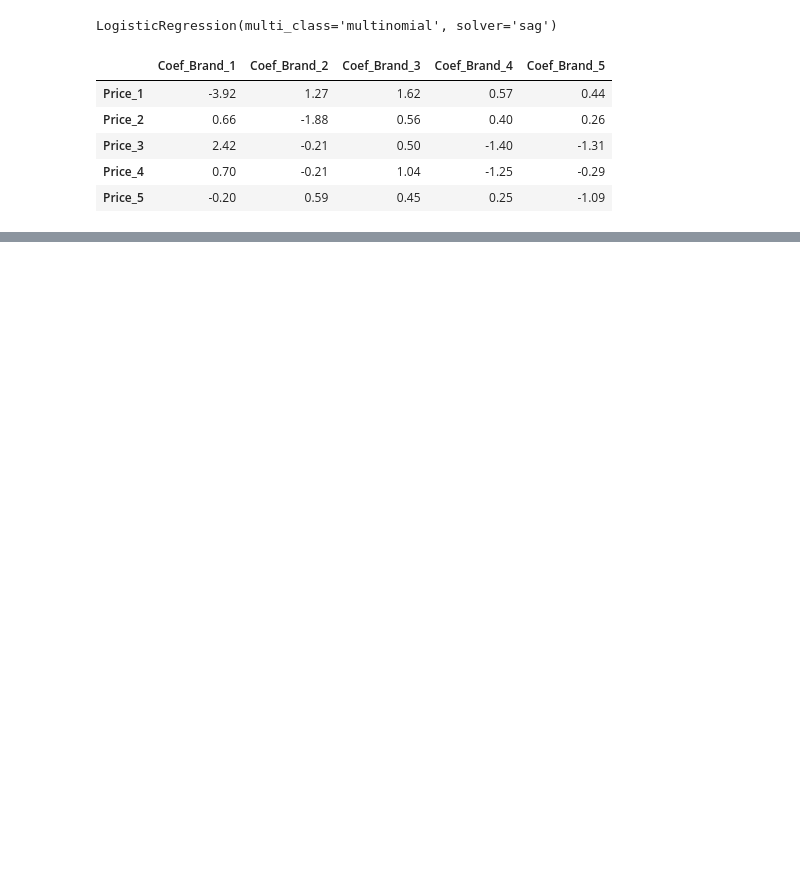
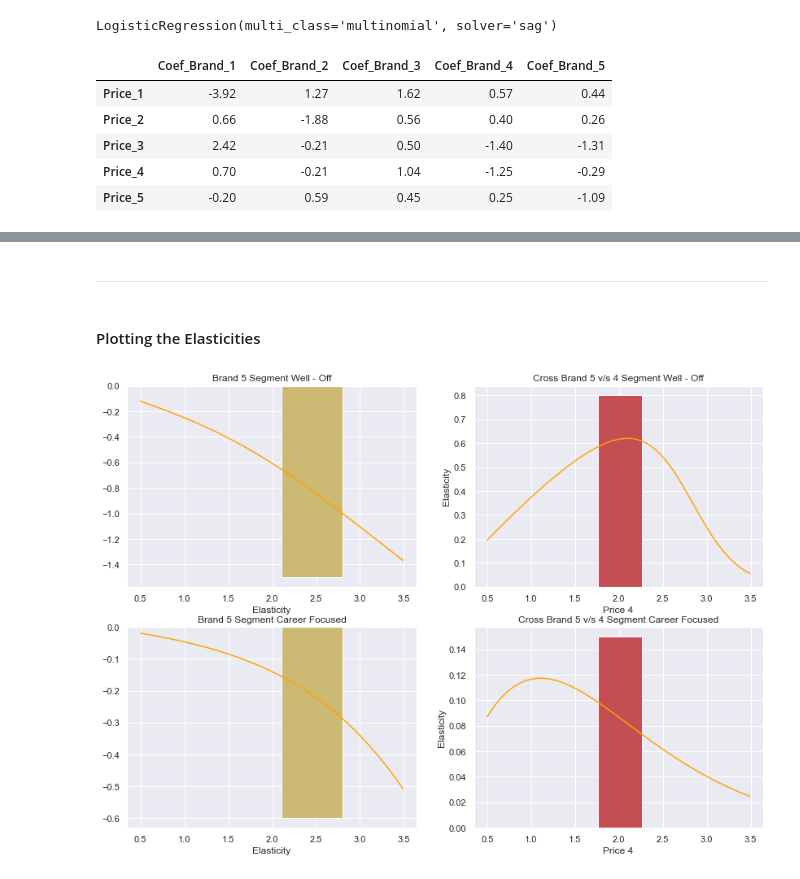
Before and after one commit to addds03/Customer-Analytics, a Jupyter notebook: Code Base/Predictive Analytics.ipynb, the cells around one changed output, grey strips where cells are left out. Saved outputs shown, nothing was run; the diff lists cells and outputs as text; code cells hidden in the pictures; blank space fills up the shorter version.

```diff
--- a/Code Base/Predictive Analytics.ipynb
+++ b/Code Base/Predictive Analytics.ipynb
@@ -297,0 +474,8 @@ bc_coef
+# %%
+# Own PE Brand 5 Well-Off
+df_pe = own_price_elasticity_per_segment(price_range, brand_choice_sw, bc_coef_sw, df_pe, [5,'W'], model_brand_choice_sw)
+
+# Own PE Brand 5 Career Focused
+df_pe = own_price_elasticity_per_segment(price_range, brand_choice_sc, bc_coef_sc, df_pe, [5,'C'], model_brand_choice_sc)
+# %% [markdown]
+---
@@ -297,0 +511,38 @@ bc_coef
+# %%
+# cross price elasticity brand 5 --> 4 (Well-Off)
+df_pe = cross_price_elasticity_per_segment(price_range, brand_choice_sw, bc_coef_sw, df_pe, [5,4,'W'], model_brand_choice_sw)
+
+# cross price elasticity brand 5 --> 4 (Career Focused)
+df_pe = cross_price_elasticity_per_segment(price_range, brand_choice_sc, bc_coef_sc, df_pe, [5,4,'C'], model_brand_choice_sc)
+# %% [markdown]
+#### Plotting the Elasticities
+# %%
+fig, axs = plt.subplots(2,2, figsize=(14,10))
+
+axs[0][0].plot(price_range, df_pe['Brand_5_SW'], color='orange')
+axs[0][0].set_title('Brand 5 Segment Well - Off')
+axs[0][0].set_xlabel('Price 5')
+axs[0][0].set_xlabel('Elasticity')
+axs[0][0].bar(x=2.455, width=0.69, height=-1.5, color='y')
+
+axs[0][1].plot(price_range, df_pe['Brand_5_Cross_4_SW'], color='orange')
+axs[0][1].set_title('Cross Brand 5 v/s 4 Segment Well - Off')
+axs[0][1].set_xlabel('Price 4')
+axs[0][1].set_ylabel('Elasticity')
+axs[0][1].bar(x=2.01, width=0.5, height=0.8, color='r')
+
+axs[1][0].plot(price_range, df_pe['Brand_5_SC'], color='orange')
+axs[1][0].set_title('Brand 5 Segment Career Focused')
+axs[1][0].set_xlabel('Price 5')
+axs[1][0].set_xlabel('Elasticity')
+axs[1][0].bar(x=2.455, width=0.69, height=-0.6, color='y')
+
+axs[1][1].plot(price_range, df_pe['Brand_5_Cross_4_SC'], color='orange')
+axs[1][1].set_title('Cross Brand 5 v/s 4 Segment Career Focused')
+axs[1][1].set_xlabel('Price 4')
+axs[1][1].set_ylabel('Elasticity')
+axs[1][1].bar(x=2.01, width=0.5, height=0.15, color='r')
+
+plt.show()
+# %% [output]
+[figure, added]
```
Also changed, not shown: parts of 71 cells of this notebook.
